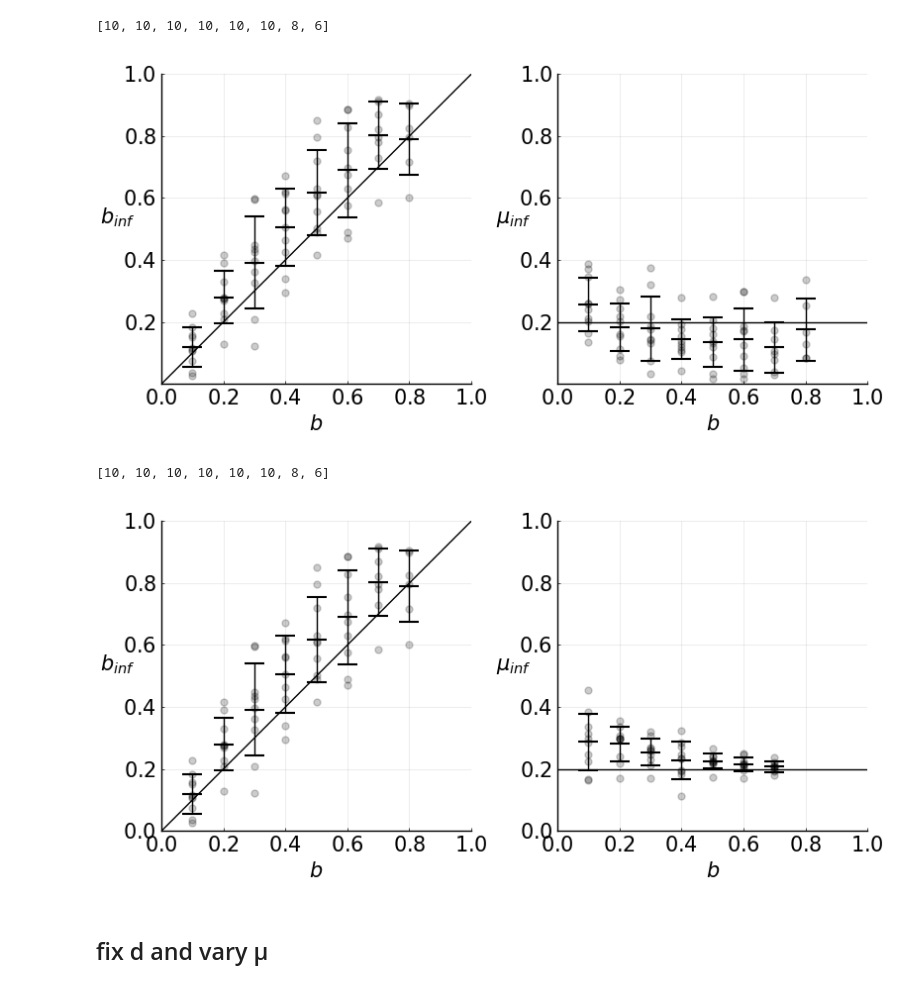
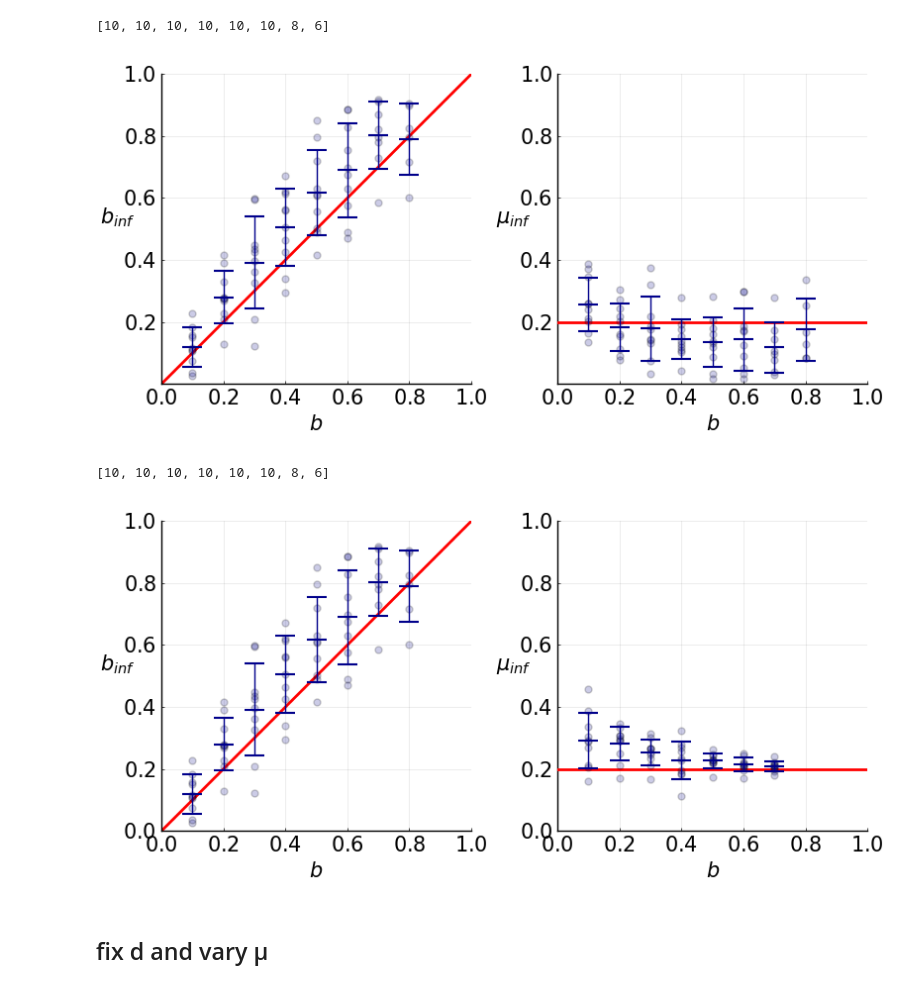
Before and after one commit to aangaji/Turnover, a Jupyter notebook: inference.ipynb, the cells around one changed output. Cells and saved outputs as stored; diff of their text form; code cells hidden in the pictures.

```diff
--- a/inference.ipynb
+++ b/inference.ipynb
@@ -493,16 +494,16 @@ length.(dfits_binned) |> println
 # %%
 let mu = 0.2
     p = plot(layout=(1,2), legend=:none, yguidefontrotation=-90, size=(800,400),
              aspect_ratio=1, xaxis=(L"b", (0,1), 0:0.2:1), yaxis=((0,1),0.2:0.2:1), guidefontsize=15, tickfont=15)
 
-    scatter!(p[1], ds, dfits, ylab=L"b_{inf}", marker = (5, 0.2, :black))
-    scatter!(p[1], bins, mean.(dfits_binned), yerror = std.(dfits_binned), marker = (:hline, 14, :black))
-    plot!(p[1], 0:1,0:1, c=:black)
+    plot!(p[1], 0:1,0:1, c=:red, lw=2.)
+    scatter!(p[1], ds, dfits, ylab=L"b_{inf}", marker = (5, 0.2, :darkblue))
+    scatter!(p[1], bins, mean.(dfits_binned), yerror = std.(dfits_binned), marker = (:hline, 14, :darkblue), markerstrokecolor=:darkblue)
 
-    scatter!(p[2], ds, mufits, ylab=L"\mu_{inf}", marker = (5, 0.2, :black))
-    scatter!(p[2], bins, mean.(mufits_binned), yerror = std.(mufits_binned), marker = (:hline, 14, :black))
-    hline!(p[2], [mu], c=:black)
+    hline!(p[2], [mu], c=:red, lw=2.)
+    scatter!(p[2], ds, mufits, ylab=L"\mu_{inf}", marker = (5, 0.2, :darkblue))
+    scatter!(p[2], bins, mean.(mufits_binned), yerror = std.(mufits_binned), marker = (:hline, 14, :darkblue), markerstrokecolor=:darkblue)
 end
 # %% [output]
-[figure, old version]
+[figure, new version]
 # %%
@@ -574,14 +575,15 @@ let mu = 0.2
     p = plot(layout=(1,2), legend=:none, yguidefontrotation=-90, size=(800,400),
              aspect_ratio=1, xaxis=(L"b", (0,1), 0:0.2:1), yaxis=((0,1),0:0.2:1), guidefontsize=15, tickfont=15)
 
-    scatter!(p[1], ds, dfits, ylab=L"b_{inf}", marker = (5, 0.2, :black))
-    scatter!(p[1], bins, mean.(dfits_binned), yerror = std.(dfits_binned), marker = (:hline, 14, :black))
-    plot!(p[1], 0:1,0:1, c=:black)
+    plot!(p[1], 0:1,0:1, c=:red, lw=2.)
+    scatter!(p[1], ds, dfits, ylab=L"b_{inf}", marker = (5, 0.2, :darkblue))
+    scatter!(p[1], bins, mean.(dfits_binned), yerror = std.(dfits_binned), marker = (:hline, 14, :darkblue), markerstrokecolor=:darkblue)
 
-    scatter!(p[2], ds, mufits, ylab=L"\mu_{inf}", marker = (5, 0.2, :black))
-    scatter!(p[2], bins, mean.(mufits_binned), yerror = std.(mufits_binned), marker = (:hline, 14, :black))
-    hline!(p[2], [mu], c=:black)
+    hline!(p[2], [mu], c=:red, lw=2.)
+    scatter!(p[2], ds, mufits, ylab=L"\mu_{inf}", marker = (5, 0.2, :darkblue))
+    scatter!(p[2], bins, mean.(mufits_binned), yerror = std.(mufits_binned), marker = (:hline, 14, :darkblue), markerstrokecolor=:darkblue)
+
 end
 # %% [output]
-[figure, old version]
+[figure, new version]
 # %%
```
Also changed, not shown: parts of 7 cells of this notebook, 18 other files.
